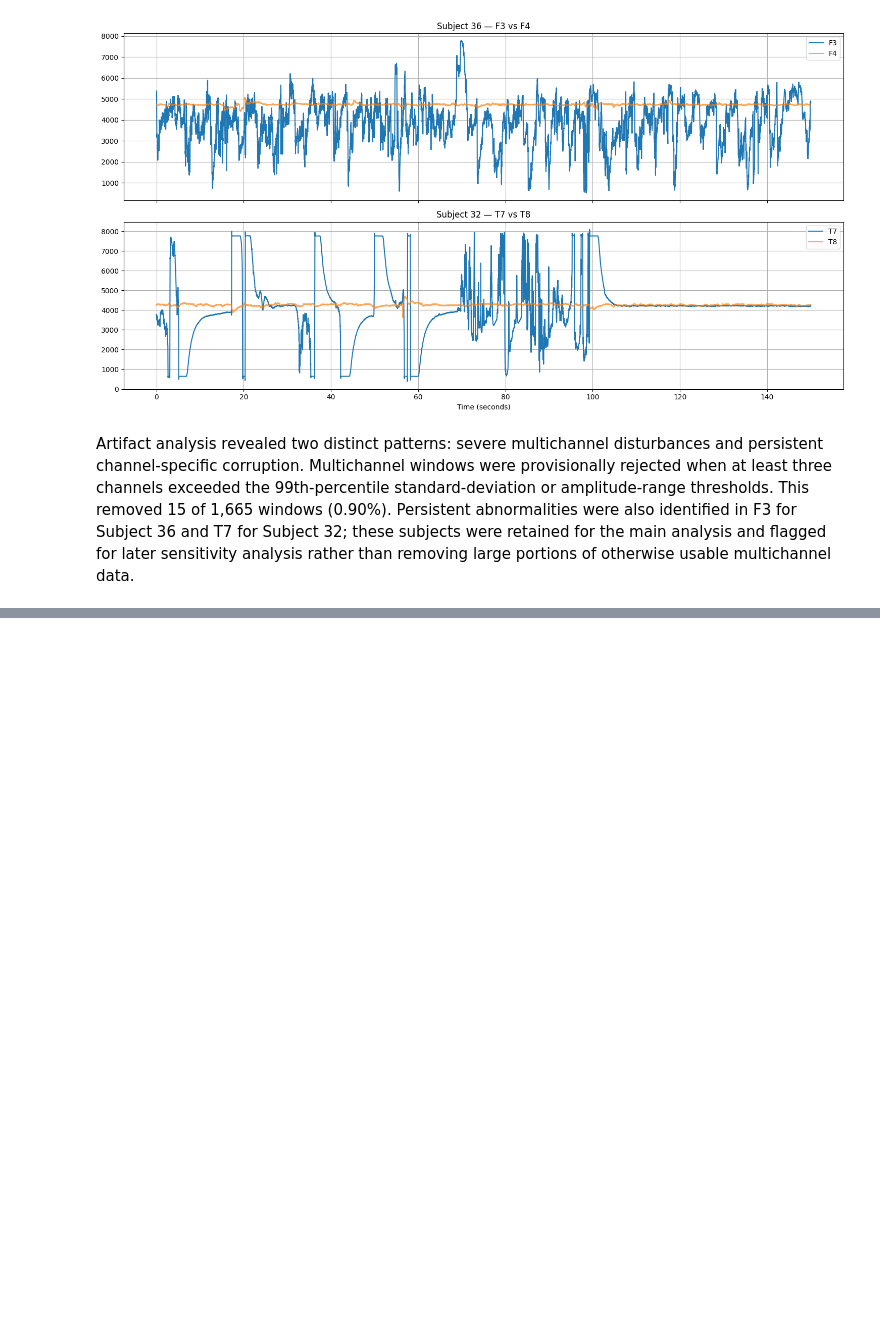
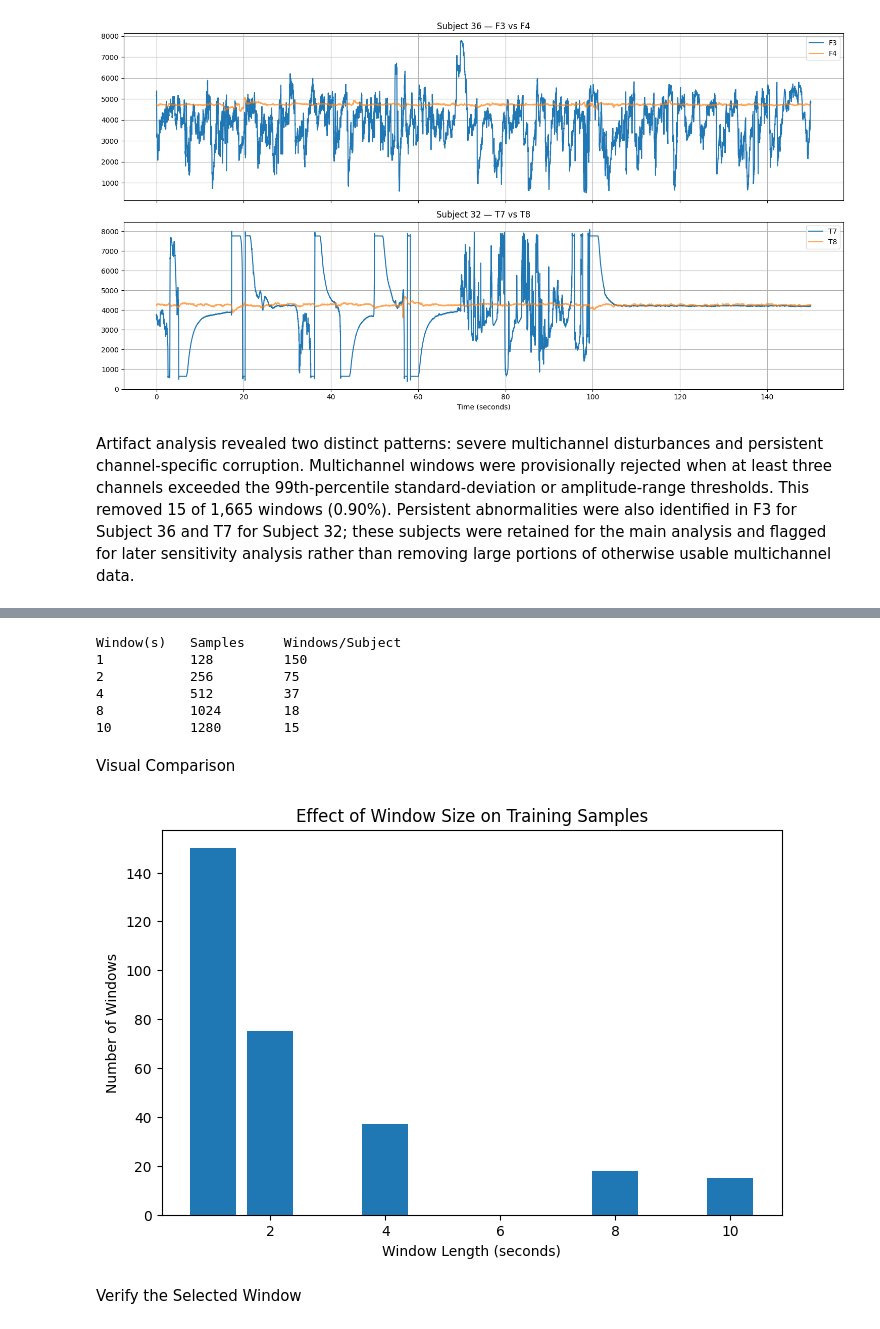
Before and after one commit to HumaimaRiaz47/eeg-cognitive-load-comparison, a Jupyter notebook: notebooks/dataset_exploration.ipynb, the cells around one changed output, grey strips where cells are left out. Saved outputs shown, nothing was run; the diff lists cells and outputs as text; code cells hidden in the pictures; blank space fills up the shorter version.

```diff
--- a/notebooks/dataset_exploration.ipynb
+++ b/notebooks/dataset_exploration.ipynb
@@ -2012,0 +2085,36 @@ Artifact analysis revealed two distinct patterns: severe multichannel disturbanc
+# %%
+window_sizes = [1, 2, 4, 8, 10]
+
+print(f"{'Window(s)':<12}{'Samples':<12}{'Windows/Subject':<18}")
+
+for w in window_sizes:
+
+    samples = w * sampling_rate
+    windows = total_samples // samples
+
+    print(f"{w:<12}{samples:<12}{windows:<18}")
+# %% [output]
+Window(s)   Samples     Windows/Subject
+1           128         150
+2           256         75
+4           512         37
+8           1024        18
+10          1280        15
+# %% [markdown]
+Visual Comparison
+# %%
+window_sizes = [1,2,4,8,10]
+windows = [150,75,37,18,15]
+
+plt.figure(figsize=(8,5))
+plt.bar(window_sizes, windows)
+
+plt.xlabel("Window Length (seconds)")
+plt.ylabel("Number of Windows")
+plt.title("Effect of Window Size on Training Samples")
+
+plt.show()
+# %% [output]
+[figure, added]
+# %% [markdown]
+Verify the Selected Window
```
Also changed, not shown: parts of 6 cells of this notebook.
